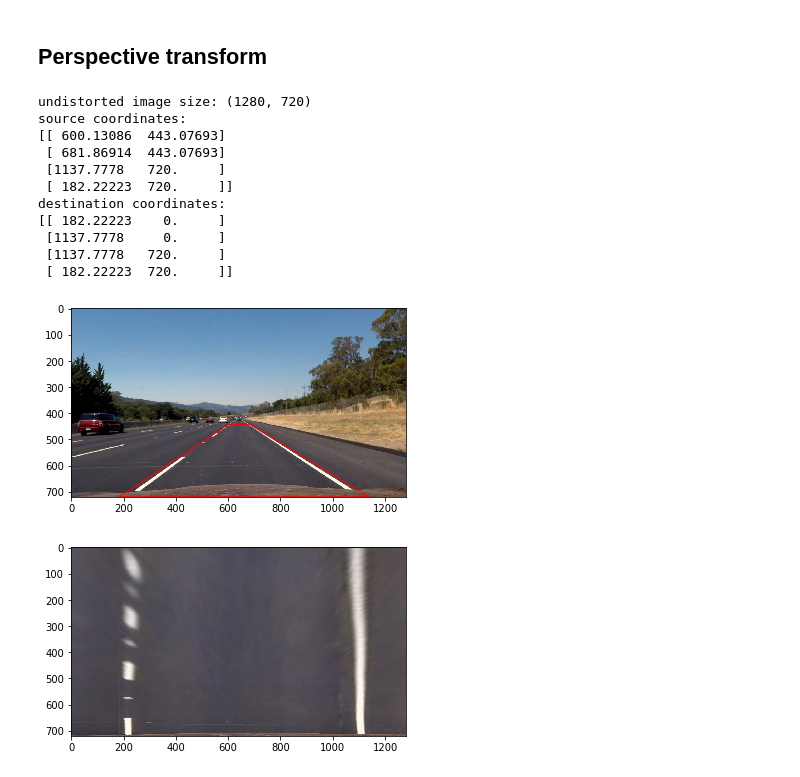
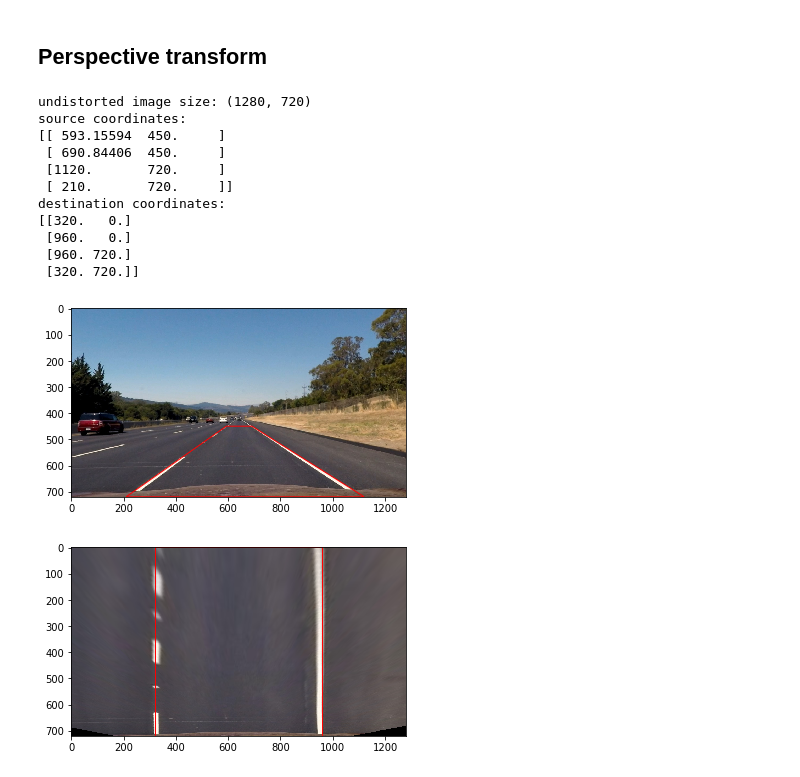
Before and after one commit to Pyrax/CarND-Advanced-Lane-Lines, a Jupyter notebook: src/lane_finding.ipynb, the cells around one changed output. Cells and saved outputs as stored; diff of their text form; code cells hidden in the pictures.

```diff
--- a/src/lane_finding.ipynb
+++ b/src/lane_finding.ipynb
@@ -108,59 +109,61 @@ undistorted_straight_image = imgf.undistort(straight_image, cal_data_file)
 image_size = undistorted_straight_image.shape[1], undistorted_straight_image.shape[0]
 print(f'undistorted image size: {image_size}')
 
-top_y = image_size[1]-image_size[1]/2.6
+top_y = image_size[1]/1.6
 bottom_y = image_size[1]
 
-bottom_x_margin = image_size[0]/9
-bottom_left_x = 40+bottom_x_margin
+bottom_x_margin = image_size[0]/8
+bottom_left_x = 50+bottom_x_margin
 bottom_right_x = image_size[0]-bottom_x_margin
 
-top_x_margin = image_size[0]/2.14
-top_left_x = top_x_margin+2
-top_right_x = image_size[0]-top_x_margin
+top_x_margin = image_size[0]/2.18
+top_left_x = top_x_margin+6
+top_right_x = image_size[0]-top_x_margin-2
 
-dst_left_x = bottom_left_x
-dst_right_x = bottom_right_x
+# Having the lines one fourth away from left and right corner of the transformed image seems optimal
+# because that way the lanes are centered in the left and right half at the bottom of the image.
+dst_left_x = image_size[0]/4
+dst_right_x = dst_left_x*3
 
 trans_src = np.float32([
     [top_left_x, top_y],        # top-left
     [top_right_x, top_y],       # top-right
     [bottom_right_x, bottom_y], # bottom-right
     [bottom_left_x, bottom_y],  # bottom-left
 ])
 trans_dst = np.float32([
     [dst_left_x, 0],              # top-left
     [dst_right_x, 0],             # top-right
     [dst_right_x, image_size[1]], # bottom-right
     [dst_left_x, image_size[1]]   # bottom-left
 ])
 trans_straight_image = imgf.transform_perspective(undistorted_straight_image, trans_src, trans_dst)
 
 plt.imshow(undistorted_straight_image)
 plt.fill(trans_src[:,0], trans_src[:,1]-.5, edgecolor='r', fill=False)
 
 plt.figure()
 plt.imshow(trans_straight_image)
 plt.fill(trans_dst[:,0], trans_dst[:,1]-.5, edgecolor='r', fill=False)
 
 print('source coordinates:')
 print(trans_src)
 print('destination coordinates:')
 print(trans_dst)
 # %% [output]
 undistorted image size: (1280, 720)
 source coordinates:
-[[ 600.13086  443.07693]
- [ 681.86914  443.07693]
- [1137.7778   720.     ]
- [ 182.22223  720.     ]]
+[[ 593.15594  450.     ]
+ [ 690.84406  450.     ]
+ [1120.       720.     ]
+ [ 210.       720.     ]]
 destination coordinates:
-[[ 182.22223    0.     ]
- [1137.7778     0.     ]
- [1137.7778   720.     ]
- [ 182.22223  720.     ]]
+[[320.   0.]
+ [960.   0.]
+ [960. 720.]
+ [320. 720.]]
-[figure, old version]
+[figure, new version]
-[figure, old version]
+[figure, new version]
 # %%
 plt.imshow(thresholded_image, cmap='gray')
 plt.fill(trans_src[:,0], trans_src[:,1]-.5, edgecolor='r', fill=False)
```
Also changed, not shown: parts of 6 cells of this notebook, 2 other files.
